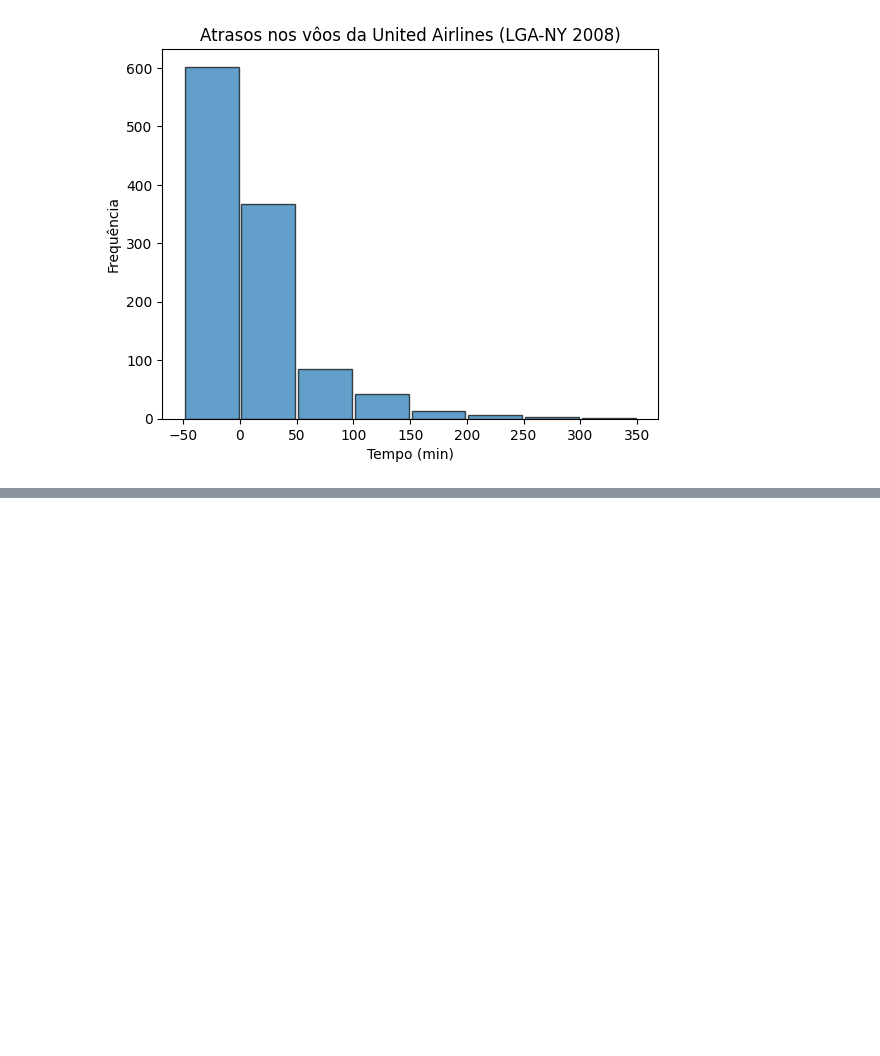
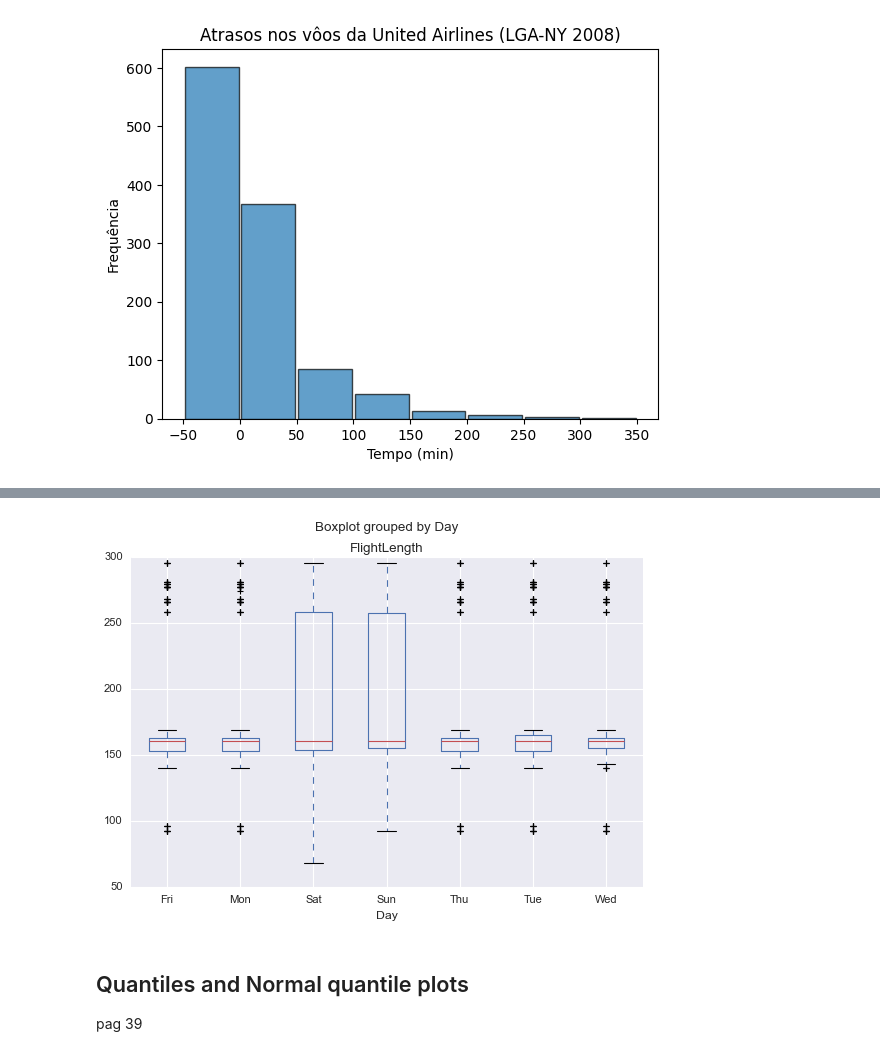
Before and after one commit to eduardo-kt/matstats_resampling_python, a Jupyter notebook: ch02_EDA.ipynb, the cells around one changed output, grey strips where cells are left out. Drawn from its saved outputs; the diff is of its cells as text; code cells hidden in the pictures; blank space fills up the shorter version.

Commit message:
boxplot, sumário estatístico e rawdata Recidivism.csv

```diff
--- a/ch02_EDA.ipynb
+++ b/ch02_EDA.ipynb
@@ -88,0 +157,3 @@ Numeric summaries - pagina 35
+# %%
+ua_flights = flightdelays.loc[flightdelays['Carrier']=='UA',:]
+ua_flights.head()
@@ -88,0 +167,11 @@ Numeric summaries - pagina 35
+# %%
+# consulte estilos em plt.style.available
+plt.style.use('seaborn-v0_8')
+ua_flights.boxplot(column='FlightLength', by= 'Day')
+plt.show()
+# %% [output]
+[figure, added]
+# %% [markdown]
+## Quantiles and Normal quantile plots
+
+pag 39
```
Also changed, not shown: parts of 19 cells of this notebook, 1 other file.
